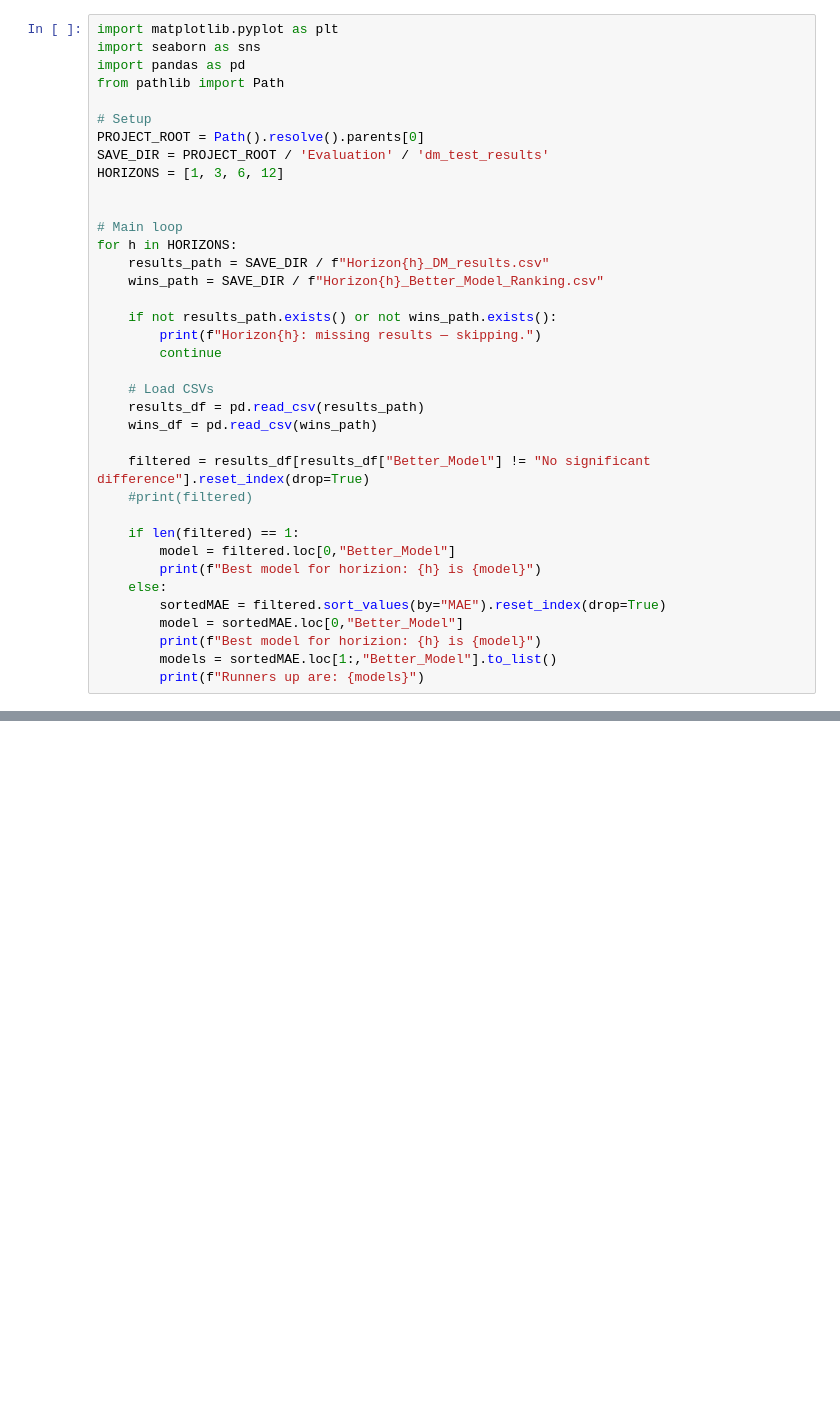
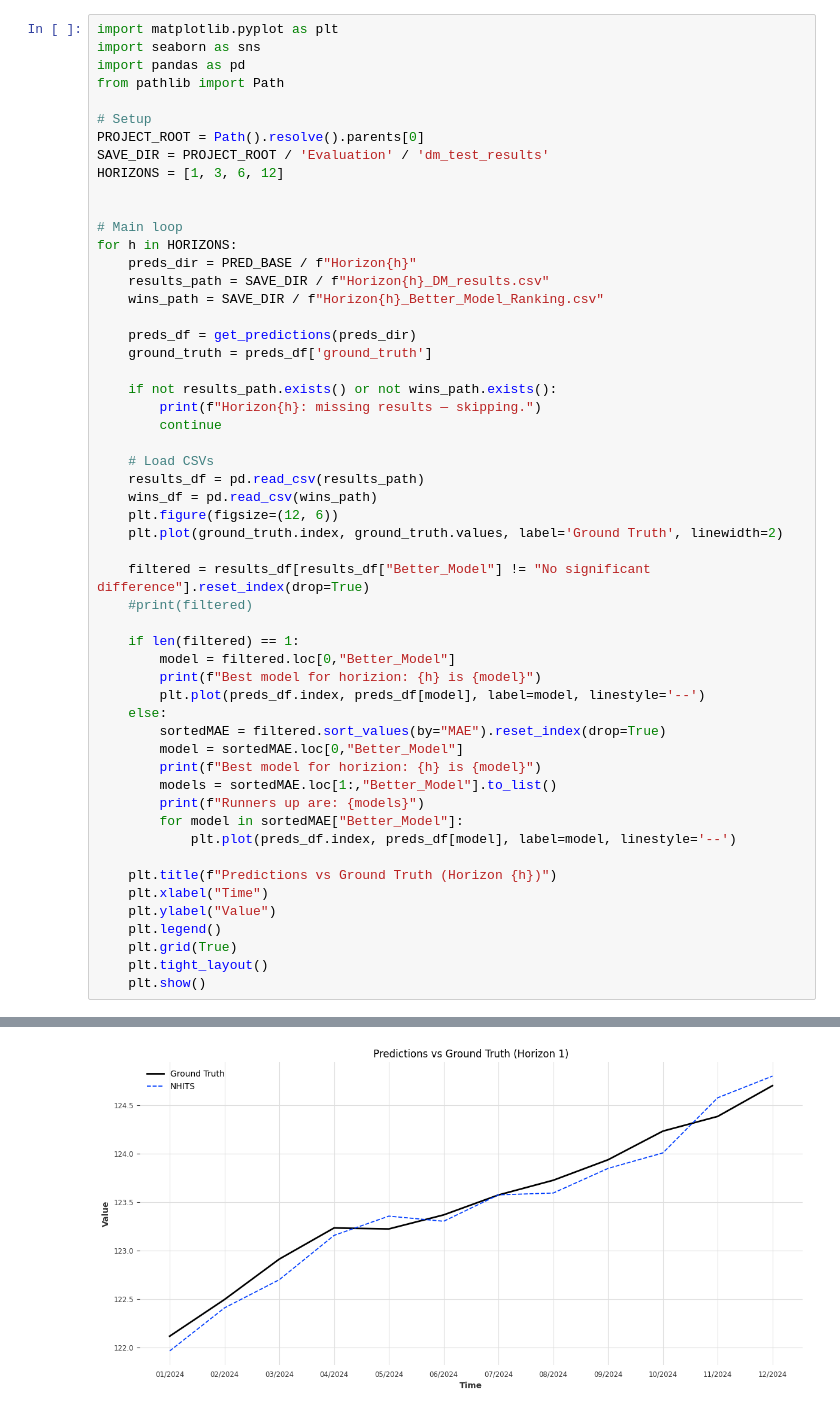
Before and after one commit to sc20geb/COMP5530M-Group-Project-Inflation-Forecasting, a Jupyter notebook: Evaluation/dm_test.ipynb, the cells around one changed output, grey strips where cells are left out. Cells and saved outputs as stored; diff of their text form; blank space fills up the shorter version.

Commit message:
Added graphs

```diff
--- a/Evaluation/dm_test.ipynb
+++ b/Evaluation/dm_test.ipynb
@@ -127,8 +127,12 @@ HORIZONS = [1, 3, 6, 12]
 
 # Main loop
 for h in HORIZONS:
+    preds_dir = PRED_BASE / f"Horizon{h}"
     results_path = SAVE_DIR / f"Horizon{h}_DM_results.csv"
     wins_path = SAVE_DIR / f"Horizon{h}_Better_Model_Ranking.csv"
+
+    preds_df = get_predictions(preds_dir)
+    ground_truth = preds_df['ground_truth']
 
     if not results_path.exists() or not wins_path.exists():
         print(f"Horizon{h}: missing results — skipping.")
@@ -137,6 +141,8 @@ for h in HORIZONS:
     # Load CSVs
     results_df = pd.read_csv(results_path)
     wins_df = pd.read_csv(wins_path)
+    plt.figure(figsize=(12, 6))
+    plt.plot(ground_truth.index, ground_truth.values, label='Ground Truth', linewidth=2)
 
     filtered = results_df[results_df["Better_Model"] != "No significant difference"].reset_index(drop=True)
     #print(filtered)
@@ -144,10 +150,21 @@ for h in HORIZONS:
     if len(filtered) == 1:
         model = filtered.loc[0,"Better_Model"]
         print(f"Best model for horizion: {h} is {model}")
+        plt.plot(preds_df.index, preds_df[model], label=model, linestyle='--')
     else:
         sortedMAE = filtered.sort_values(by="MAE").reset_index(drop=True)
         model = sortedMAE.loc[0,"Better_Model"]
         print(f"Best model for horizion: {h} is {model}")
         models = sortedMAE.loc[1:,"Better_Model"].to_list()
         print(f"Runners up are: {models}")
+        for model in sortedMAE["Better_Model"]:
+            plt.plot(preds_df.index, preds_df[model], label=model, linestyle='--')
+
+    plt.title(f"Predictions vs Ground Truth (Horizon {h})")
+    plt.xlabel("Time")
+    plt.ylabel("Value")
+    plt.legend()
+    plt.grid(True)
+    plt.tight_layout()
+    plt.show()
 # %% [output]
@@ -158,0 +176 @@ Runners up are: ['VARcointegration', 'VARccf']
+[figure, added]
```
Also changed, not shown: parts of 2 cells of this notebook.
